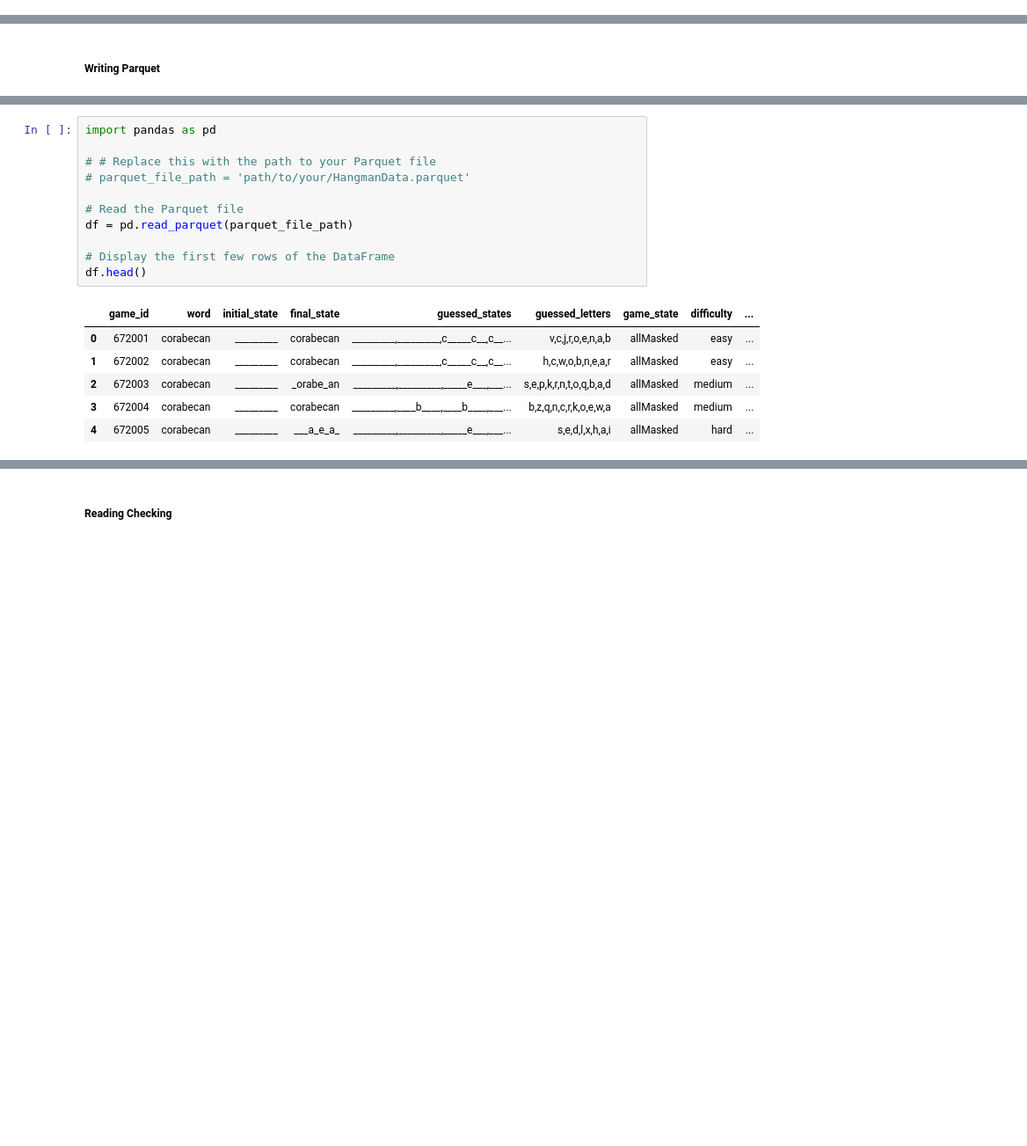
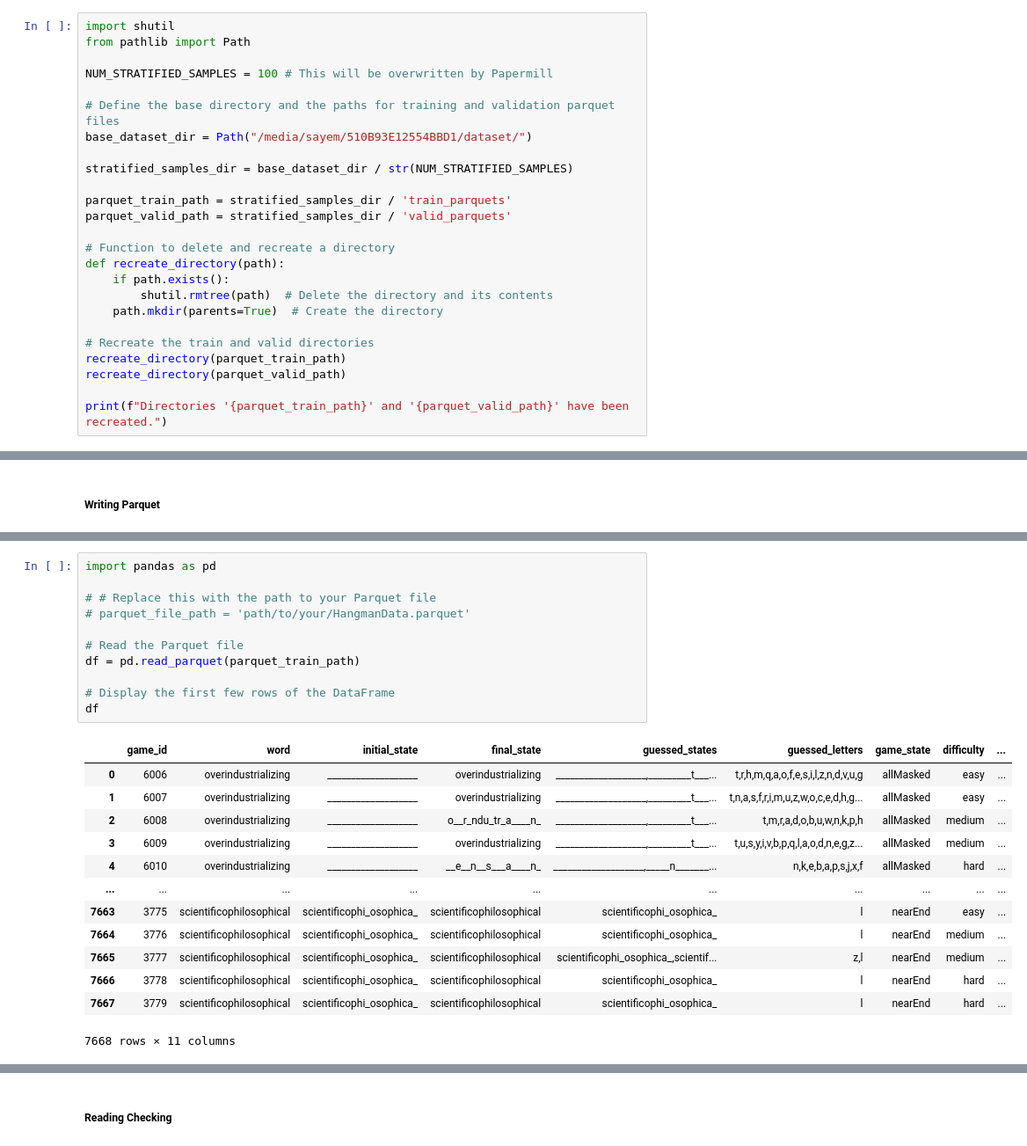
Before and after one commit to skhan61/HangmanNN, a Jupyter notebook: 1_dataset_generation.ipynb, the cells around one changed output, grey strips where cells are left out. Shown at 88% size. Saved outputs shown, nothing was run; the diff lists cells and outputs as text; blank space fills up the shorter version.

```diff
--- a/1_dataset_generation.ipynb
+++ b/1_dataset_generation.ipynb
@@ -134,0 +105,25 @@ max_word_length = max(len(word) for word in train_words)
+# %%
+import shutil
+from pathlib import Path
+
+NUM_STRATIFIED_SAMPLES = 100 # This will be overwritten by Papermill
+
+# Define the base directory and the paths for training and validation parquet files
+base_dataset_dir = Path("/media/sayem/510B93E12554BBD1/dataset/")
+
+stratified_samples_dir = base_dataset_dir / str(NUM_STRATIFIED_SAMPLES)
+
+parquet_train_path = stratified_samples_dir / 'train_parquets'
+parquet_valid_path = stratified_samples_dir / 'valid_parquets'
+
+# Function to delete and recreate a directory
+def recreate_directory(path):
+    if path.exists():
+        shutil.rmtree(path)  # Delete the directory and its contents
+    path.mkdir(parents=True)  # Create the directory
+
+# Recreate the train and valid directories
+recreate_directory(parquet_train_path)
+recreate_directory(parquet_valid_path)
+
+print(f"Directories '{parquet_train_path}' and '{parquet_valid_path}' have been recreated.")
@@ -358,21 +459,28 @@ PosixPath('/media/sayem/510B93E12554BBD1/dataset/50000/parquets')
 # %%
 import pandas as pd
 
 # # Replace this with the path to your Parquet file
 # parquet_file_path = 'path/to/your/HangmanData.parquet'
 
 # Read the Parquet file
-df = pd.read_parquet(parquet_file_path)
+df = pd.read_parquet(parquet_train_path)
 
 # Display the first few rows of the DataFrame
-df.head()
+df
 # %% [output]
 |  | game_id | word | initial_state | final_state | guessed_states | guessed_letters | game_state | difficulty | ... |
-| 0 | 672001 | corabecan | _________ | corabecan | _________,_________,c_____c__,c__... | v,c,j,r,o,e,n,a,b | allMasked | easy | ... |
-| 1 | 672002 | corabecan | _________ | corabecan | _________,_________,c_____c__,c__... | h,c,w,o,b,n,e,a,r | allMasked | easy | ... |
-| 2 | 672003 | corabecan | _________ | _orabe_an | _________,_________,_____e___,___... | s,e,p,k,r,n,t,o,q,b,a,d | allMasked | medium | ... |
-| 3 | 672004 | corabecan | _________ | corabecan | _________,____b____,____b____,___... | b,z,q,n,c,r,k,o,e,w,a | allMasked | medium | ... |
-| 4 | 672005 | corabecan | _________ | ___a_e_a_ | _________,_________,_____e___,___... | s,e,d,l,x,h,a,i | allMasked | hard | ... |
+| 0 | 6006 | overindustrializing | ___________________ | overindustrializing | ___________________,_________t___... | t,r,h,m,q,a,o,f,e,s,i,l,z,n,d,v,u,g | allMasked | easy | ... |
+| 1 | 6007 | overindustrializing | ___________________ | overindustrializing | ___________________,_________t___... | t,n,a,s,f,r,i,m,u,z,w,o,c,e,d,h,g... | allMasked | easy | ... |
+| 2 | 6008 | overindustrializing | ___________________ | o__r_ndu_tr_a____n_ | ___________________,_________t___... | t,m,r,a,d,o,b,u,w,n,k,p,h | allMasked | medium | ... |
+| 3 | 6009 | overindustrializing | ___________________ | overindustrializing | ___________________,_________t___... | t,u,s,y,i,v,b,p,q,l,a,o,d,n,e,g,z... | allMasked | medium | ... |
+| 4 | 6010 | overindustrializing | ___________________ | __e__n__s___a____n_ | ___________________,_____n_______... | n,k,e,b,a,p,s,j,x,f | allMasked | hard | ... |
+| ... | ... | ... | ... | ... | ... | ... | ... | ... | ... |
+| 7663 | 3775 | scientificophilosophical | scientificophi_osophica_ | scientificophilosophical | scientificophi_osophica_ | l | nearEnd | easy | ... |
+| 7664 | 3776 | scientificophilosophical | scientificophi_osophica_ | scientificophilosophical | scientificophi_osophica_ | l | nearEnd | medium | ... |
+| 7665 | 3777 | scientificophilosophical | scientificophi_osophica_ | scientificophilosophical | scientificophi_osophica_,scientif... | z,l | nearEnd | medium | ... |
+| 7666 | 3778 | scientificophilosophical | scientificophi_osophica_ | scientificophilosophical | scientificophi_osophica_ | l | nearEnd | hard | ... |
+| 7667 | 3779 | scientificophilosophical | scientificophi_osophica_ | scientificophilosophical | scientificophi_osophica_ | l | nearEnd | hard | ... |
+7668 rows × 11 columns
 # %%
 # Get the total number of rows (games) in the DataFrame
 total_games = len(df)
```
Also changed, not shown: parts of 31 cells of this notebook, 9 other files.
